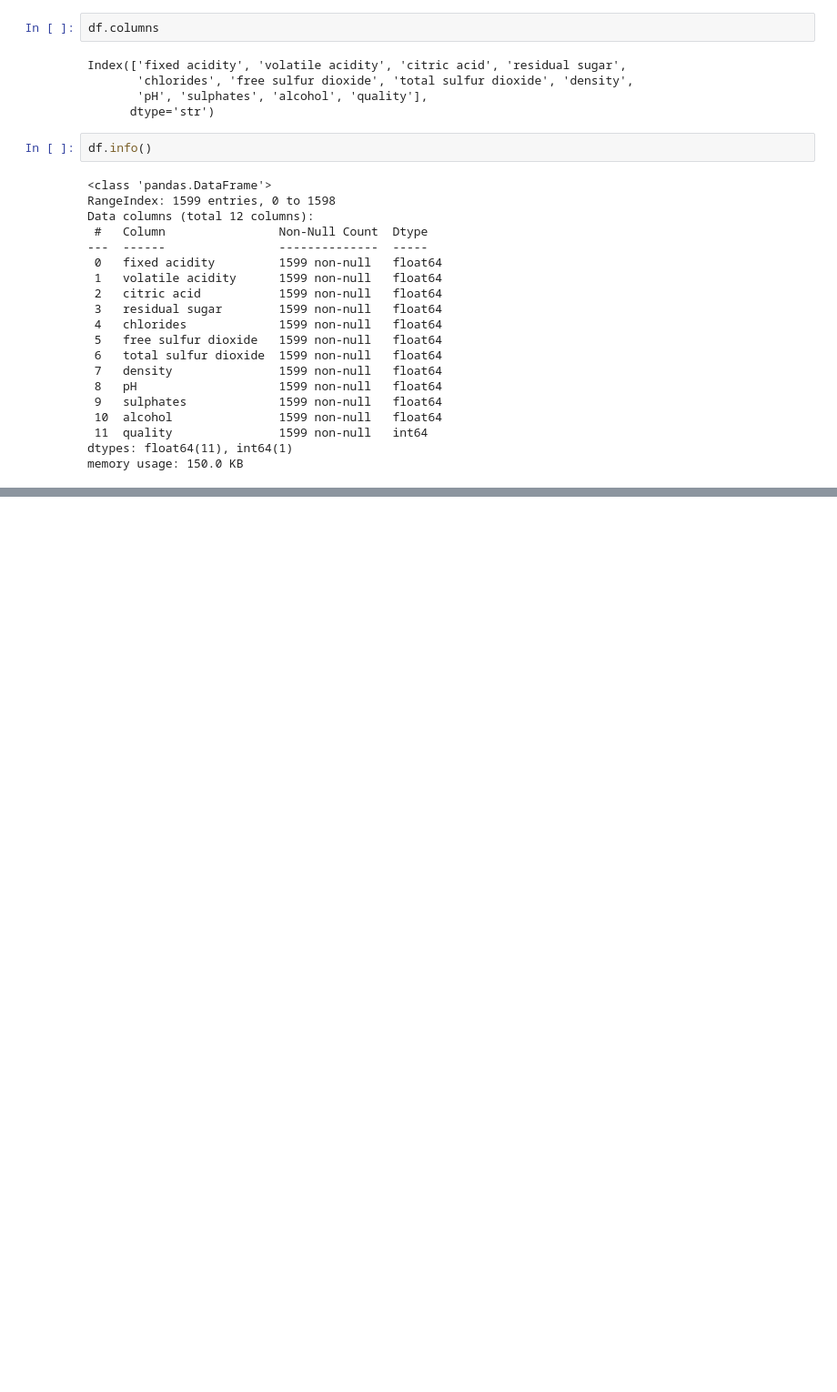
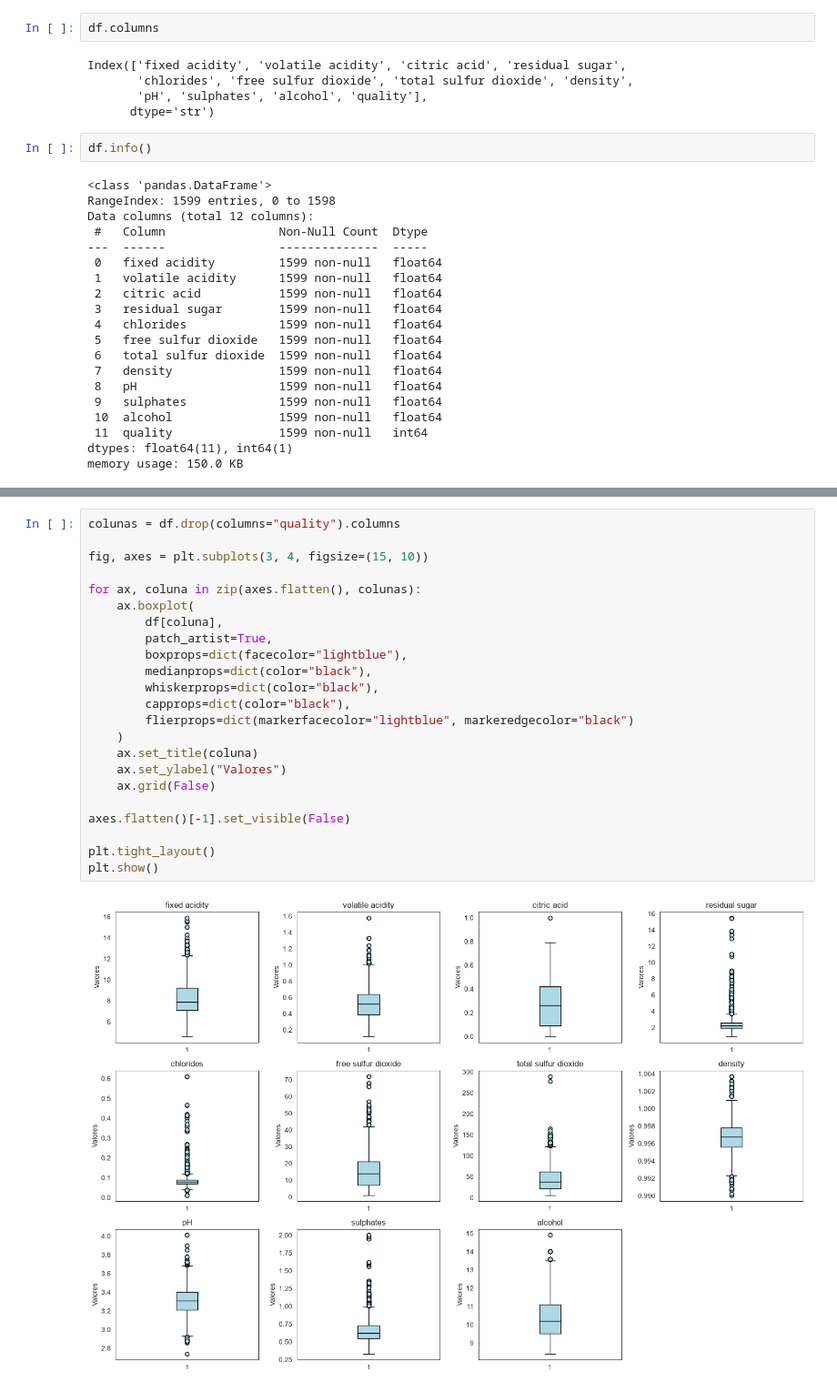
Before and after one commit to gabimontcruz/Projeto_AVD, a Jupyter notebook: notebooks/parte_comum/eda.ipynb, the cells around one changed output, grey strips where cells are left out. Shown at 91% size. Drawn from its saved outputs; the diff is of its cells as text; blank space fills up the shorter version.

```diff
--- a/notebooks/parte_comum/eda.ipynb
+++ b/notebooks/parte_comum/eda.ipynb
@@ -50,0 +184,25 @@ memory usage: 150.0 KB
+# %%
+colunas = df.drop(columns="quality").columns
+
+fig, axes = plt.subplots(3, 4, figsize=(15, 10))
+
+for ax, coluna in zip(axes.flatten(), colunas):
+    ax.boxplot(
+        df[coluna],
+        patch_artist=True,
+        boxprops=dict(facecolor="lightblue"),
+        medianprops=dict(color="black"),
+        whiskerprops=dict(color="black"),
+        capprops=dict(color="black"),
+        flierprops=dict(markerfacecolor="lightblue", markeredgecolor="black")
+    )
+    ax.set_title(coluna)
+    ax.set_ylabel("Valores")
+    ax.grid(False)
+
+axes.flatten()[-1].set_visible(False)
+
+plt.tight_layout()
+plt.show()
+# %% [output]
+[figure, added]
```
Also changed, not shown: parts of 30 cells of this notebook.
